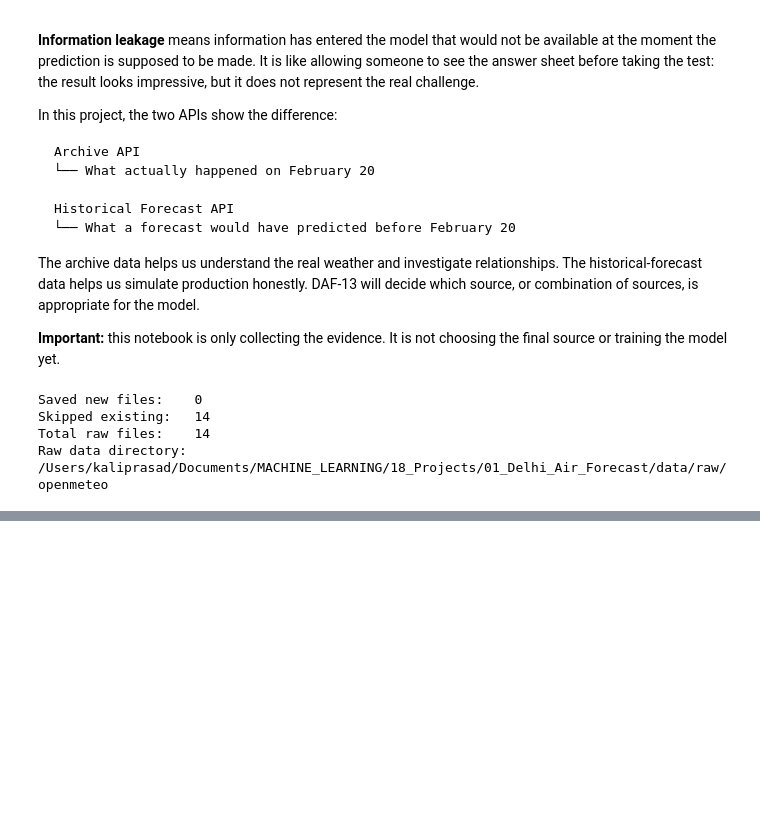
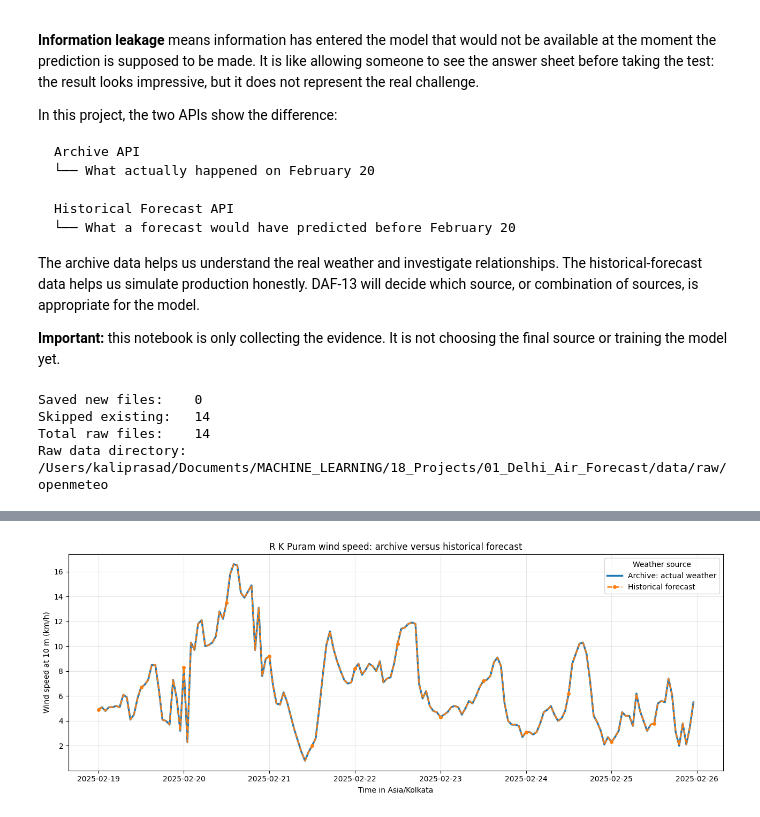
Before and after one commit to coderkali/machine_learning, a Jupyter notebook: 18_Projects/01_Delhi_Air_Forecast/notebooks/12_weather_history.ipynb, the cells around one changed output, grey strips where cells are left out. Drawn from its saved outputs; the diff is of its cells as text; code cells hidden in the pictures; blank space fills up the shorter version.

```diff
--- a/18_Projects/01_Delhi_Air_Forecast/notebooks/12_weather_history.ipynb
+++ b/18_Projects/01_Delhi_Air_Forecast/notebooks/12_weather_history.ipynb
@@ -693,0 +929,92 @@ Raw data directory: /Users/kaliprasad/Documents/MACHINE_LEARNING/18_Projects/01_
+# %%
+import json
+from pathlib import Path
+
+import matplotlib.pyplot as plt
+import pandas as pd
+
+project_root = next(
+    (
+        candidate
+        for candidate in (Path.cwd(), *Path.cwd().parents)
+        if (candidate / "18_Projects/01_Delhi_Air_Forecast/data/raw/openmeteo").is_dir()
+        or (candidate / "data/raw/openmeteo").is_dir()
+    ),
+    None,
+)
+if project_root is None:
+    raise FileNotFoundError("Could not find the saved data/raw/openmeteo directory.")
+
+raw_root = project_root / "data/raw/openmeteo"
+if not raw_root.is_dir():
+    raw_root = project_root / "18_Projects/01_Delhi_Air_Forecast/data/raw/openmeteo"
+
+weekly_frames = {}
+for source in ("archive", "forecast"):
+    rows = []
+    for source_file in sorted((raw_root / source).glob("location-17-*.json")):
+        with source_file.open(encoding="utf-8") as file:
+            payload = json.load(file)
+        hourly = payload["hourly"]
+        rows.extend(
+            zip(
+                hourly["time"],
+                hourly["wind_speed_10m"],
+                strict=True,
+            )
+        )
+
+    source_frame = pd.DataFrame(rows, columns=["time", "wind_speed_10m"])
+    source_frame["time"] = pd.to_datetime(source_frame["time"])
+    source_frame = source_frame.set_index("time").sort_index()
+    weekly_frames[source] = source_frame.loc["2025-02-19":"2025-02-25"]
+
+wind_week = pd.concat(
+    {
+        source: frame["wind_speed_10m"]
+        for source, frame in weekly_frames.items()
+    },
+    axis=1,
+)
+wind_week.columns = ["archive", "forecast"]
+
+if wind_week.isna().any().any():
+    raise ValueError("The two wind-speed series are not aligned for the comparison week.")
+
+fig, ax = plt.subplots(figsize=(13, 5))
+ax.plot(
+    wind_week.index,
+    wind_week["archive"],
+    color="tab:blue",
+    linestyle="-",
+    linewidth=2.5,
+    label="Archive: actual weather",
+    zorder=2,
+)
+ax.plot(
+    wind_week.index,
+    wind_week["forecast"],
+    color="tab:orange",
+    linestyle="--",
+    linewidth=1.8,
+    marker="o",
+    markersize=4,
+    markevery=12,
+    label="Historical forecast",
+    zorder=3,
+)
+ax.set_title("R K Puram wind speed: archive versus historical forecast")
+ax.set_xlabel("Time in Asia/Kolkata")
+ax.set_ylabel("Wind speed at 10 m (km/h)")
+ax.grid(True, alpha=0.3)
+ax.legend(title="Weather source")
+fig.tight_layout()
+plt.show()
+
+difference = (wind_week["archive"] - wind_week["forecast"]).abs()
+print(f"Comparison hours: {len(wind_week):,}")
+print(f"Mean absolute difference: {difference.mean():.2f} km/h")
+print(f"Maximum absolute difference: {difference.max():.2f} km/h")
+print("The blue solid and orange dashed lines overlap when both sources have the same value.")
+# %% [output]
+[figure, added]
```
Also changed, not shown: parts of 9 cells of this notebook, 7 other files.
